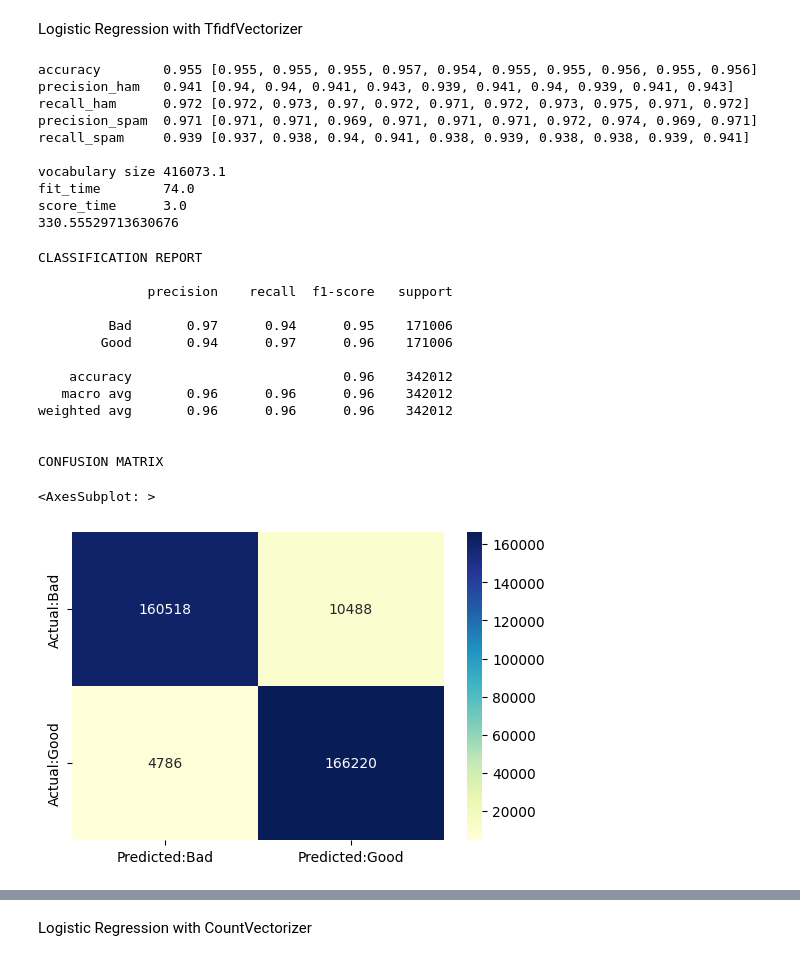
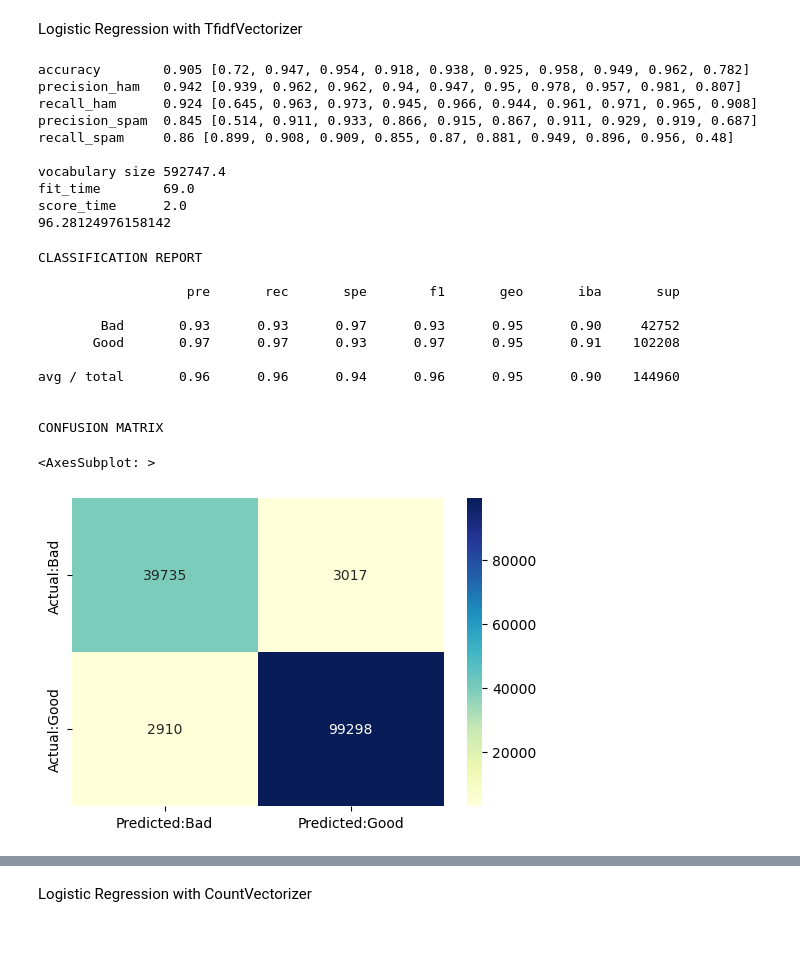
Before and after one commit to giacomovitangeli/phishing-detection, a Jupyter notebook: phishing_detection.ipynb, the cells around one changed output, grey strips where cells are left out. Cells and saved outputs as stored; diff of their text form; code cells hidden in the pictures.

```diff
--- a/phishing_detection.ipynb
+++ b/phishing_detection.ipynb
@@ -303,0 +333,26 @@ undersampled_df.sample(10)
+# %%
+from imblearn.under_sampling import RandomUnderSampler
+from imblearn.pipeline import Pipeline
+from sklearn.preprocessing import StandardScaler
+from imblearn.metrics import classification_report_imbalanced
+from imblearn.under_sampling import NearMiss
+from imblearn.pipeline import make_pipeline as make_pipeline_imb
+
+# Split in training and test set but with stratify (balance split)
+X_train, X_test, y_train, y_test = train_test_split(df.Content.values, y,
+                                                    stratify=y,
+                                                    test_size=0.25, random_state = 42)
+
+# class_weight="balanced", which is easier to understand: it basically
+# means replicating the smaller class until you have as many samples
+# as in the larger one, but in an implicit way.
+pipe = Pipeline([('vect', TfidfVectorizer(stop_words = stopwords)), ('samp', RandomUnderSampler()), ('clf', LogisticRegression(class_weight='balanced'))])
+model = make_pipeline_imb(pipe)
+
+model.fit(X_train, y_train)
+# use df.Content.values
+y_pred = model.predict(X_test)
+
+# Classify and report the results
+print(classification_report_imbalanced(y_test, y_pred))
+#pipeline = Pipeline(steps=[('sampling', RandomUnderSampler()), ('vect', TfidfVectorizer(stop_words = stopwords)), ('clf', LogisticRegression())])
@@ -326,11 +415,14 @@ kf = KFold(n_folds)
 Logistic Regression with TfidfVectorizer
 # %%
 start = time()
-pipe = Pipeline([('vect', TfidfVectorizer(stop_words = stopwords)), ('clf', LogisticRegression())])
-y_pred = cross_val_predict(pipe, undersampled_df.Content.values, under_label, cv=kf)
+pipe = Pipeline([('vect', TfidfVectorizer(stop_words = stopwords)), ('samp', RandomUnderSampler()), ('clf', LogisticRegression())])
+model = make_pipeline_imb(pipe)
+model.fit(X_train, y_train)
+y_pred = model.predict(X_test)
+
 LR_tfidf = cross_validate(pipe,
-                         undersampled_df.Content.values,
-                         under_label,
+                         df.Content.values,
+                         y,
                          scoring = {'precision_ham': make_scorer(precision_score,pos_label = 1),
                                     'precision_spam': make_scorer(precision_score,pos_label = 0),
                                     'recall_ham': make_scorer(recall_score,pos_label = 1),
@@ -349,43 +441,42 @@ print_metrics(LR_tfidf)
 elapsed = time()-start
 print(elapsed)
 # %% [output]
-accuracy        0.955 [0.955, 0.955, 0.955, 0.957, 0.954, 0.955, 0.955, 0.956, 0.955, 0.956]
-precision_ham   0.941 [0.94, 0.94, 0.941, 0.943, 0.939, 0.941, 0.94, 0.939, 0.941, 0.943]
-recall_ham      0.972 [0.972, 0.973, 0.97, 0.972, 0.971, 0.972, 0.973, 0.975, 0.971, 0.972]
-precision_spam  0.971 [0.971, 0.971, 0.969, 0.971, 0.971, 0.971, 0.972, 0.974, 0.969, 0.971]
-recall_spam     0.939 [0.937, 0.938, 0.94, 0.941, 0.938, 0.939, 0.938, 0.938, 0.939, 0.941]
+accuracy        0.905 [0.72, 0.947, 0.954, 0.918, 0.938, 0.925, 0.958, 0.949, 0.962, 0.782]
+precision_ham   0.942 [0.939, 0.962, 0.962, 0.94, 0.947, 0.95, 0.978, 0.957, 0.981, 0.807]
+recall_ham      0.924 [0.645, 0.963, 0.973, 0.945, 0.966, 0.944, 0.961, 0.971, 0.965, 0.908]
+precision_spam  0.845 [0.514, 0.911, 0.933, 0.866, 0.915, 0.867, 0.911, 0.929, 0.919, 0.687]
+recall_spam     0.86 [0.899, 0.908, 0.909, 0.855, 0.87, 0.881, 0.949, 0.896, 0.956, 0.48]
 
-vocabulary size 416073.1
-fit_time        74.0
-score_time      3.0
-330.55529713630676
+vocabulary size 592747.4
+fit_time        69.0
+score_time      2.0
+96.28124976158142
 # %%
-con_mat = pd.DataFrame(confusion_matrix(under_label, y_pred),
+
+con_mat = pd.DataFrame(confusion_matrix(y_test, y_pred),
             columns = ['Predicted:Bad', 'Predicted:Good'],
             index = ['Actual:Bad', 'Actual:Good'])
 
 print('\nCLASSIFICATION REPORT\n')
-print(classification_report(under_label, y_pred,
+print(classification_report_imbalanced(y_test, y_pred,
                             target_names =['Bad','Good']))
 
 print('\nCONFUSION MATRIX')
 plt.figure(figsize= (6,4))
 sns.heatmap(con_mat, annot = True,fmt='d',cmap="YlGnBu")
 # %% [output]
 CLASSIFICATION REPORT
 
-              precision    recall  f1-score   support
+                   pre       rec       spe        f1       geo       iba       sup
 
-         Bad       0.97      0.94      0.95    171006
-        Good       0.94      0.97      0.96    171006
+        Bad       0.93      0.93      0.97      0.93      0.95      0.90     42752
+       Good       0.97      0.97      0.93      0.97      0.95      0.91    102208
 
-    accuracy                           0.96    342012
-   macro avg       0.96      0.96      0.96    342012
-weighted avg       0.96      0.96      0.96    342012
+avg / total       0.96      0.96      0.94      0.96      0.95      0.90    144960
 
 
 CONFUSION MATRIX
 <AxesSubplot: >
-[figure, old version]
+[figure, new version]
 # %%
 # Calculate the false positive rate and true positive rate
```
Also changed, not shown: parts of 57 cells of this notebook.
